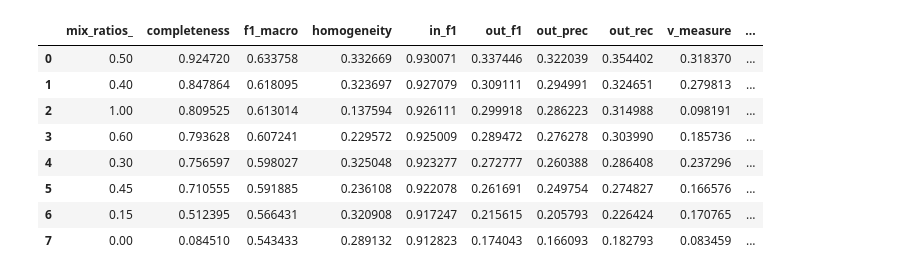
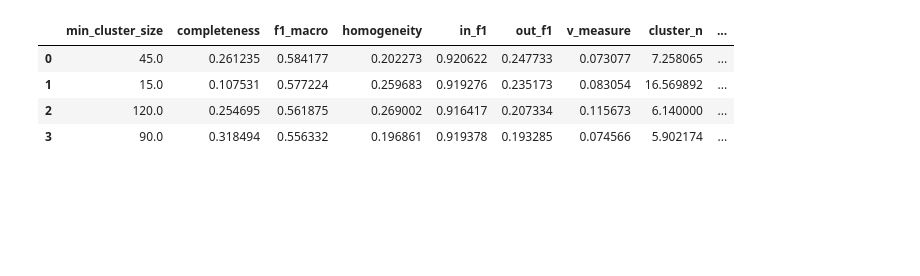
Before and after one commit to pschonev/deepanomaly4docs, a Jupyter notebook: notebooks/result_analysis.ipynb, the cells around one changed output. Drawn from its saved outputs; the diff is of its cells as text; code cells hidden in the pictures; blank space fills up the shorter version.

```diff
--- a/notebooks/result_analysis.ipynb
+++ b/notebooks/result_analysis.ipynb
@@ -1,26 +1,34 @@
 # %%
 import pandas as pd
 
-files = ["/home/philipp/projects/dad4td/reports/clustering/0002_cluster_eval_wiki.tsv",
-         "/home/philipp/projects/dad4td/reports/clustering/0003_cluster_eval_wiki.tsv"]
+#files = ["/home/philipp/projects/dad4td/reports/clustering/0001_full_doc2vec.tsv", "/home/philipp/projects/dad4td/reports/clustering/0001_doc2vecwikiimdb20news013030.tsv"]
+files = ["/home/philipp/projects/dad4td/reports/clustering/0001_longformer_eval.tsv", "/home/philipp/projects/dad4td/reports/clustering/0001_longformer_eval_big_clusters.tsv",
+         "/home/philipp/projects/dad4td/reports/clustering/0001_longformer_large_bigger_clusters.tsv",
+        "/home/philipp/projects/dad4td/reports/clustering/0001_full_doc2vec.tsv", "/home/philipp/projects/dad4td/reports/clustering/0001_doc2vecwikiimdb20news013030.tsv",
+        "/home/philipp/projects/dad4td/reports/clustering/0001_test_transformer.tsv","/home/philipp/projects/dad4td/reports/clustering/0002_test_transformer.tsv"]
 df = pd.concat([pd.read_csv(filename, sep="\t") for filename in files]).reset_index(drop=True)
 
 df_mean = df.groupby("hash").mean()
 df_mean = df_mean.sort_values("f1_macro")
 
 score_cols = ['completeness',
+              'model_train_data',
               'f1_macro',
               'homogeneity',
               'in_f1',
               'out_f1',
-              'out_prec',
-              'out_rec',
               'v_measure',
-             'cluster_n']
+              'cluster_n',
+              'model_data_frac',
+              'model_epochs',
+              'model_min_count','out_f1_LOF'
+             ]
 data_cols = ['Unnamed: 0',
              'contamination',
              'data_frac',
-             'seed']
+             'seed',
+              'out_prec',
+              'out_rec']
 param_cols = [x for x in list(df.columns) if x not in score_cols]
 param_cols = [x for x in param_cols if x not in data_cols]
 cols = score_cols + param_cols
@@ -90,15 +218,11 @@ df_mean.head(20)
 # %%
-df_mean = df.groupby("mix_ratios_")[score_cols].mean()
+df_mean = df.groupby("min_cluster_size")[score_cols].mean()
 df_mean = df_mean.reset_index()
 df_mean = df_mean.sort_values(by="f1_macro", ascending=False).reset_index(drop=True)
 df_mean.head(20)
 # %% [output]
-|  | mix_ratios_ | completeness | f1_macro | homogeneity | in_f1 | out_f1 | out_prec | out_rec | v_measure | ... |
-| 0 | 0.50 | 0.924720 | 0.633758 | 0.332669 | 0.930071 | 0.337446 | 0.322039 | 0.354402 | 0.318370 | ... |
-| 1 | 0.40 | 0.847864 | 0.618095 | 0.323697 | 0.927079 | 0.309111 | 0.294991 | 0.324651 | 0.279813 | ... |
-| 2 | 1.00 | 0.809525 | 0.613014 | 0.137594 | 0.926111 | 0.299918 | 0.286223 | 0.314988 | 0.098191 | ... |
-| 3 | 0.60 | 0.793628 | 0.607241 | 0.229572 | 0.925009 | 0.289472 | 0.276278 | 0.303990 | 0.185736 | ... |
-| 4 | 0.30 | 0.756597 | 0.598027 | 0.325048 | 0.923277 | 0.272777 | 0.260388 | 0.286408 | 0.237296 | ... |
-| 5 | 0.45 | 0.710555 | 0.591885 | 0.236108 | 0.922078 | 0.261691 | 0.249754 | 0.274827 | 0.166576 | ... |
-| 6 | 0.15 | 0.512395 | 0.566431 | 0.320908 | 0.917247 | 0.215615 | 0.205793 | 0.226424 | 0.170765 | ... |
-| 7 | 0.00 | 0.084510 | 0.543433 | 0.289132 | 0.912823 | 0.174043 | 0.166093 | 0.182793 | 0.083459 | ... |
+|  | min_cluster_size | completeness | f1_macro | homogeneity | in_f1 | out_f1 | v_measure | cluster_n | ... |
+| 0 | 45.0 | 0.261235 | 0.584177 | 0.202273 | 0.920622 | 0.247733 | 0.073077 | 7.258065 | ... |
+| 1 | 15.0 | 0.107531 | 0.577224 | 0.259683 | 0.919276 | 0.235173 | 0.083054 | 16.569892 | ... |
+| 2 | 120.0 | 0.254695 | 0.561875 | 0.269002 | 0.916417 | 0.207334 | 0.115673 | 6.140000 | ... |
+| 3 | 90.0 | 0.318494 | 0.556332 | 0.196861 | 0.919378 | 0.193285 | 0.074566 | 5.902174 | ... |
```
Also changed, not shown: parts of 14 cells of this notebook, 9 other files.
